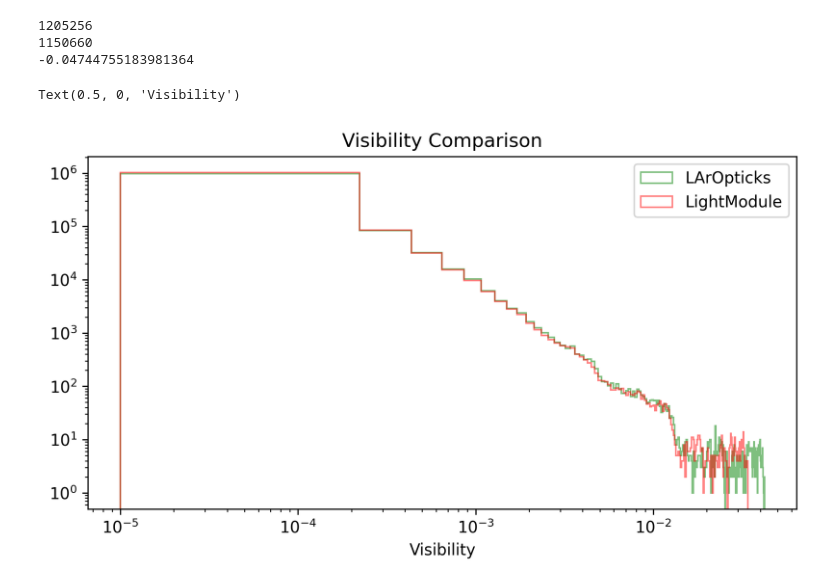
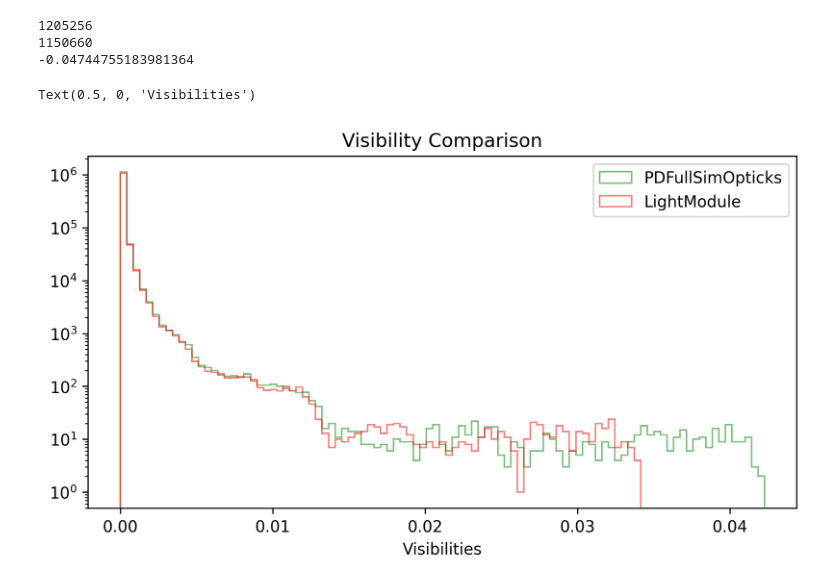
Before and after one commit to nuRiceLab/laropticks, a Jupyter notebook: laropticks/Analysis/Opticks_G4_LightSource_Visibility_Comparison.ipynb, the cells around one changed output. Saved outputs shown, nothing was run; the diff lists cells and outputs as text; code cells hidden in the pictures.

```diff
--- a/laropticks/Analysis/Opticks_G4_LightSource_Visibility_Comparison.ipynb
+++ b/laropticks/Analysis/Opticks_G4_LightSource_Visibility_Comparison.ipynb
@@ -37,16 +67,16 @@ print(1-len(G4Voxel)/len(OVoxel))
 # %%
 vismin = min(OVisibility.min(), G4Visibility.min())
 vismax = max(OVisibility.max(), G4Visibility.max())
-xbins = np.linspace(vismin , vismax , 200)
+xbins = np.linspace(vismin , vismax , 100)
 
 plt.figure(figsize=(8,4),dpi=300)
 plt.title("Visibility Comparison")
-plt.hist(OVisibility, bins=xbins, alpha=0.5, label="LArOpticks",histtype="step",color="green")
-plt.hist(G4Visibility, bins=xbins, alpha=0.5, label="LightModule",histtype="step",color="red")
+h1=plt.hist(OVisibility, bins=xbins, alpha=0.5, label="PDFullSimOpticks",histtype="step",color="green")
+h2=plt.hist(G4Visibility, bins=xbins, alpha=0.5, label="LightModule",histtype="step",color="red")
 plt.legend()
-plt.loglog()
-#plt.semilogy()
-plt.xlabel("Visibility")
+#plt.loglog()
+plt.semilogy()
+plt.xlabel("Visibilities")
 # %% [output]
-Text(0.5, 0, 'Visibility')
+Text(0.5, 0, 'Visibilities')
-[figure, old version]
+[figure, new version]
```
Also changed, not shown: parts of 23 cells of this notebook, 14 other files.
